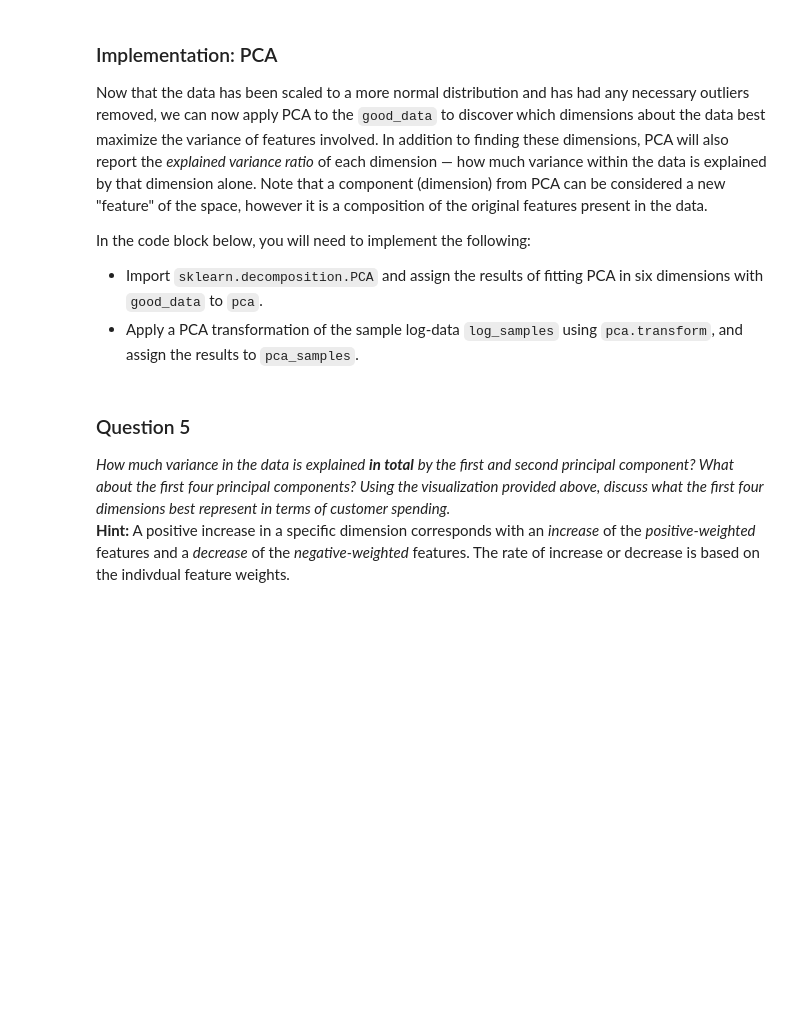
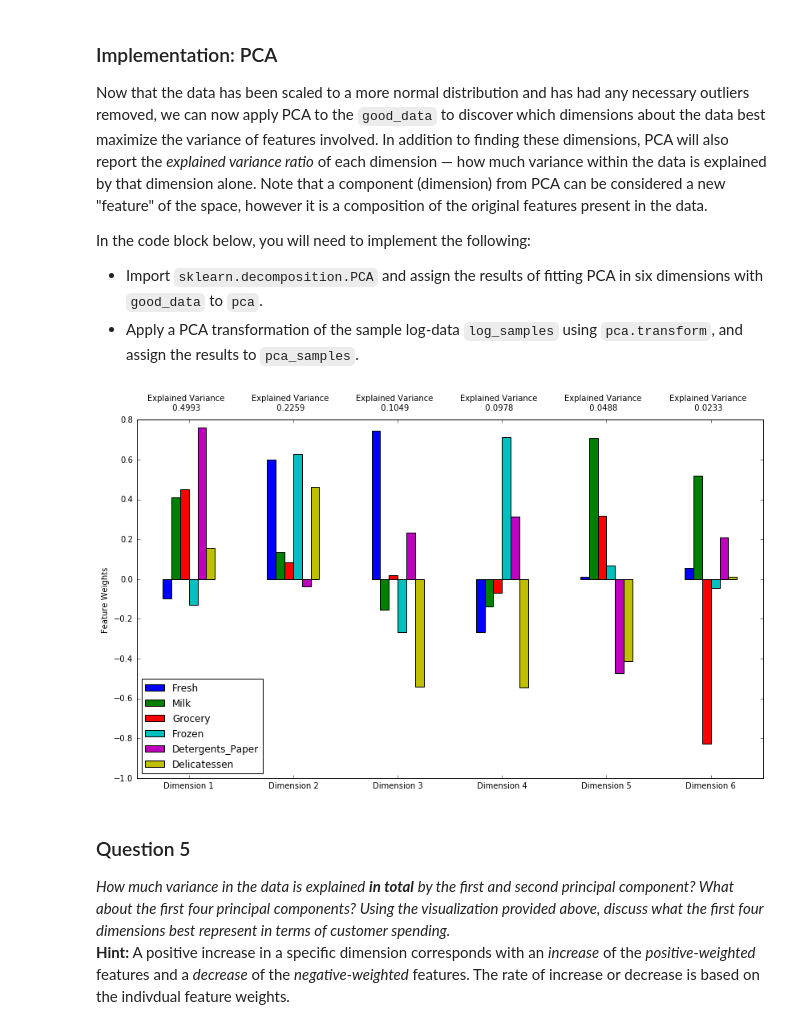
Before and after one commit to antoniodeblasi/MLND, a Jupyter notebook: projects/customer_segments/customer_segments.ipynb, the cells around one changed output. Drawn from its saved outputs; the diff is of its cells as text; code cells hidden in the pictures; blank space fills up the shorter version.

Commit message:
PCA transformation implemented

```diff
--- a/projects/customer_segments/customer_segments.ipynb
+++ b/projects/customer_segments/customer_segments.ipynb
@@ -202,7 +202,7 @@ Q1 = np.percentile(log_data,25,axis=0)
 Q3 = np.percentile(log_data,75,axis=0)
 step = (Q3-Q1)*1.5
 
-outliers  = (((log_data < Q1-step) | (log_data > Q3+step)).sum(axis = 1) >0).index.tolist()
+outliers  = log_data[((log_data < Q1-step) | (log_data > Q3+step)).sum(axis = 1) > 0].index.tolist()
 
 # Remove the outliers, if any were specified
 good_data = log_data.drop(log_data.index[outliers]).reset_index(drop = True)
@@ -285,13 +285,18 @@ In the code block below, you will need to implement the following:
  - Apply a PCA transformation of the sample log-data `log_samples` using `pca.transform`, and assign the results to `pca_samples`.
 # %%
 # TODO: Apply PCA to the good data with the same number of dimensions as features
-pca = None
+from sklearn.decomposition import PCA
+
+pca = PCA(n_components=good_data.shape[1])
+pca.fit(good_data)
 
 # TODO: Apply a PCA transformation to the sample log-data
-pca_samples = None
+pca_samples = pca.transform(log_samples)
 
 # Generate PCA results plot
 pca_results = rs.pca_results(good_data, pca)
+# %% [output]
+[figure, added]
 # %% [markdown]
 ### Question 5
 *How much variance in the data is explained* ***in total*** *by the first and second principal component? What about the first four principal components? Using the visualization provided above, discuss what the first four dimensions best represent in terms of customer spending.*
```
